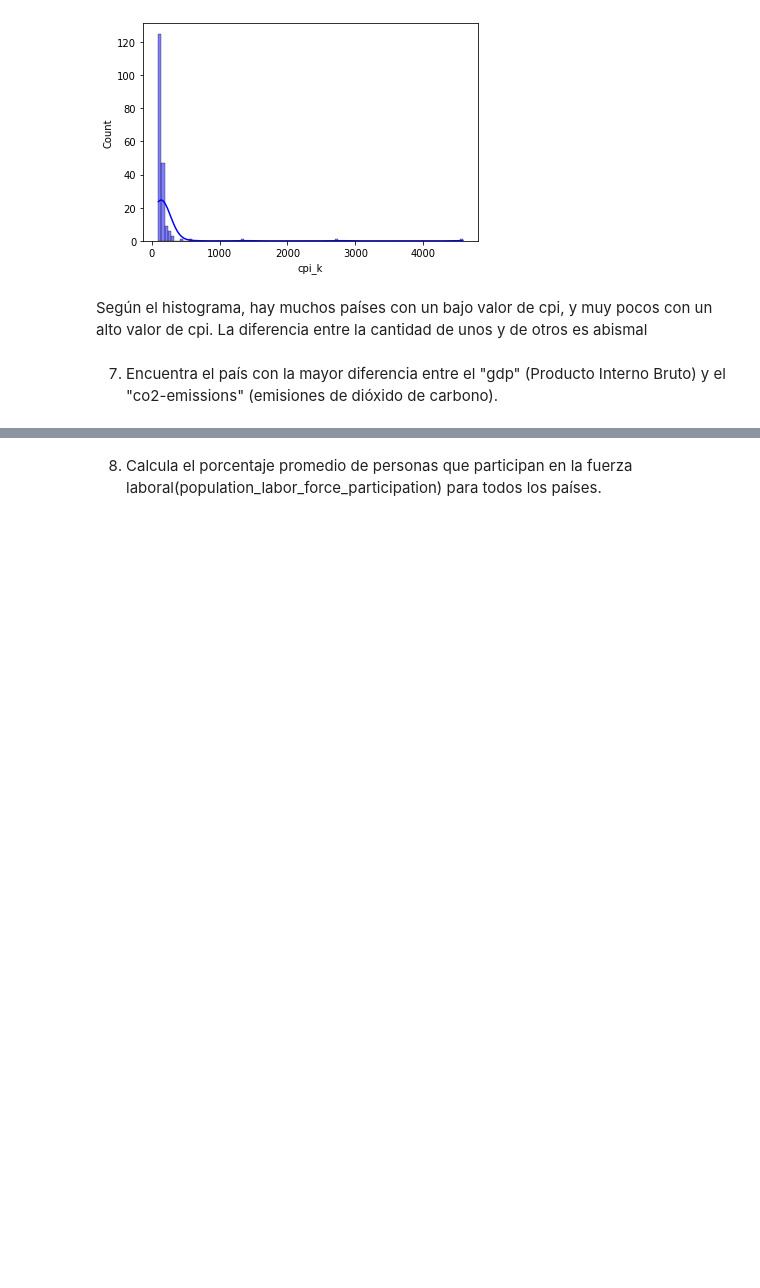
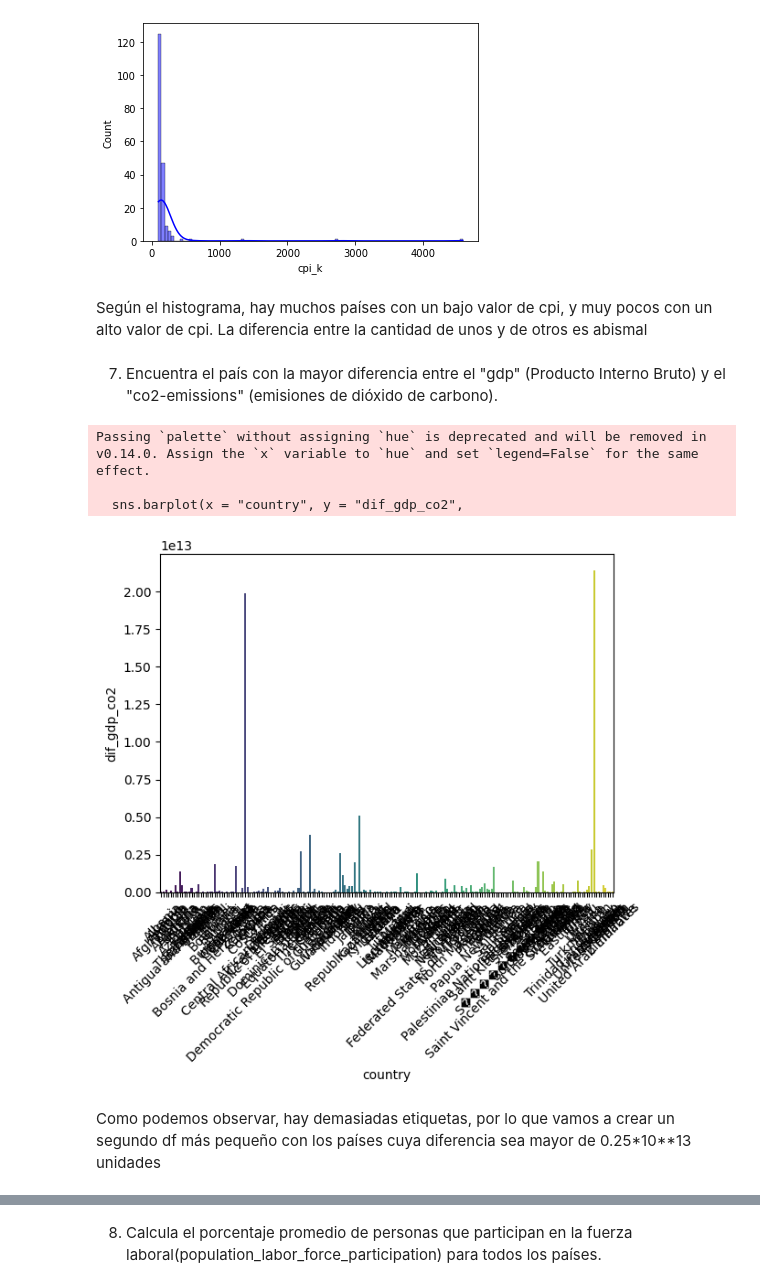
Before and after one commit to clarasdata/adalab-m3-pair-programming-estadistica, a Jupyter notebook: pair_est_descriptiva.ipynb, the cells around one changed output, grey strips where cells are left out. Cells and saved outputs as stored; diff of their text form; code cells hidden in the pictures; blank space fills up the shorter version.

```diff
--- a/pair_est_descriptiva.ipynb
+++ b/pair_est_descriptiva.ipynb
@@ -128,3 +128,18 @@ sns.histplot(x = "cpi_k", data = df, color = "blue", kde = True, bins = 100);
 Según el histograma, hay muchos países con un bajo valor de cpi, y muy pocos con un alto valor de cpi. La diferencia entre la cantidad de unos y de otros es abismal
 # %% [markdown]
 7. Encuentra el país con la mayor diferencia entre el "gdp" (Producto Interno Bruto) y el "co2-emissions" (emisiones de dióxido de carbono).
+# %%
+df['dif_gdp_co2']=df['gdp_k']-df['co2-emissions_k']
+# %%
+sns.barplot(x = "country", y = "dif_gdp_co2",
+            data = df,
+            palette = "viridis")
+
+plt.xticks(rotation=45);
+# %% [output]
+Passing `palette` without assigning `hue` is deprecated and will be removed in v0.14.0. Assign the `x` variable to `hue` and set `legend=False` for the same effect.
+
+  sns.barplot(x = "country", y = "dif_gdp_co2",
+[figure, added]
+# %% [markdown]
+Como podemos observar, hay demasiadas etiquetas, por lo que vamos a crear un segundo df más pequeño con los países cuya diferencia sea mayor de 0.25*10**13 unidades
```
Also changed, not shown: parts of 6 cells of this notebook.
